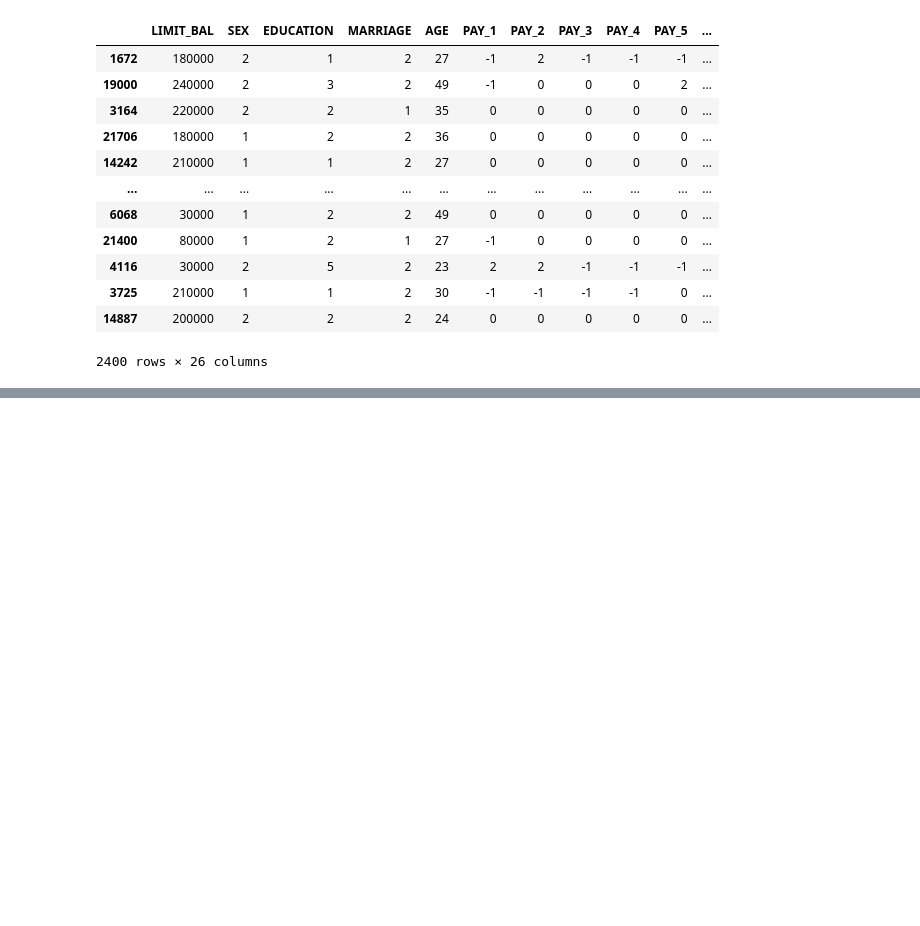
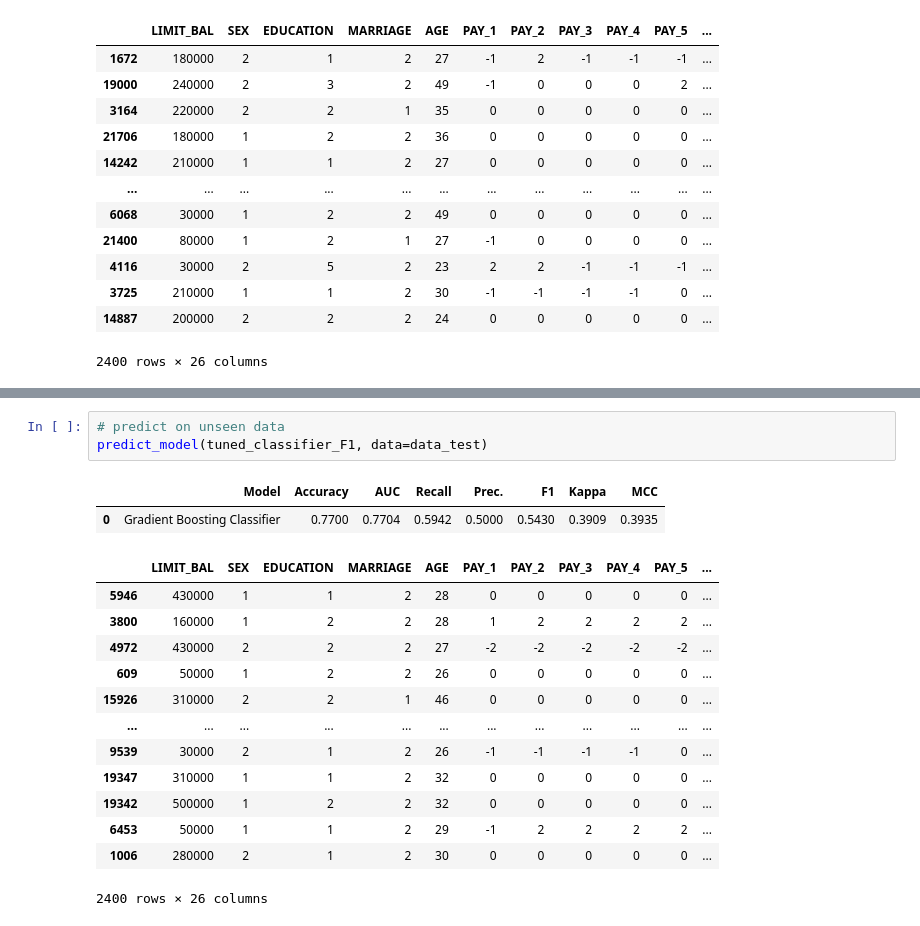
Before and after one commit to patrickbrus/Medium_Notebooks, a Jupyter notebook: Low_Code_ML/demo_pycaret.ipynb, the cells around one changed output, grey strips where cells are left out. Saved outputs shown, nothing was run; the diff lists cells and outputs as text; blank space fills up the shorter version.

```diff
--- a/Low_Code_ML/demo_pycaret.ipynb
+++ b/Low_Code_ML/demo_pycaret.ipynb
@@ -233,0 +307,19 @@ predict_model(tuned_classifier_F1, data=data_test)
+# %%
+# predict on unseen data
+predict_model(tuned_classifier_F1, data=data_test)
+# %% [output]
+|  | Model | Accuracy | AUC | Recall | Prec. | F1 | Kappa | MCC |
+| 0 | Gradient Boosting Classifier | 0.7700 | 0.7704 | 0.5942 | 0.5000 | 0.5430 | 0.3909 | 0.3935 |
+|  | LIMIT_BAL | SEX | EDUCATION | MARRIAGE | AGE | PAY_1 | PAY_2 | PAY_3 | PAY_4 | PAY_5 | ... |
+| 5946 | 430000 | 1 | 1 | 2 | 28 | 0 | 0 | 0 | 0 | 0 | ... |
+| 3800 | 160000 | 1 | 2 | 2 | 28 | 1 | 2 | 2 | 2 | 2 | ... |
+| 4972 | 430000 | 2 | 2 | 2 | 27 | -2 | -2 | -2 | -2 | -2 | ... |
+| 609 | 50000 | 1 | 2 | 2 | 26 | 0 | 0 | 0 | 0 | 0 | ... |
+| 15926 | 310000 | 2 | 2 | 1 | 46 | 0 | 0 | 0 | 0 | 0 | ... |
+| ... | ... | ... | ... | ... | ... | ... | ... | ... | ... | ... | ... |
+| 9539 | 30000 | 2 | 1 | 2 | 26 | -1 | -1 | -1 | -1 | 0 | ... |
+| 19347 | 310000 | 1 | 1 | 2 | 32 | 0 | 0 | 0 | 0 | 0 | ... |
+| 19342 | 500000 | 1 | 2 | 2 | 32 | 0 | 0 | 0 | 0 | 0 | ... |
+| 6453 | 50000 | 1 | 1 | 2 | 29 | -1 | 2 | 2 | 2 | 2 | ... |
+| 1006 | 280000 | 2 | 1 | 2 | 30 | 0 | 0 | 0 | 0 | 0 | ... |
+2400 rows × 26 columns
```
Also changed, not shown: parts of 5 cells of this notebook, 2 other files.
